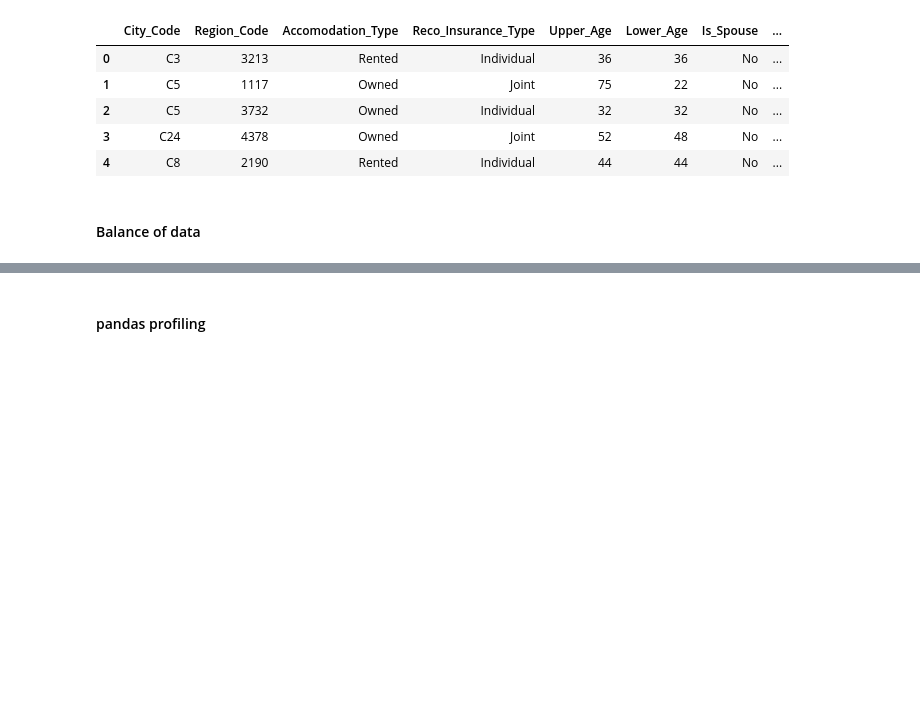
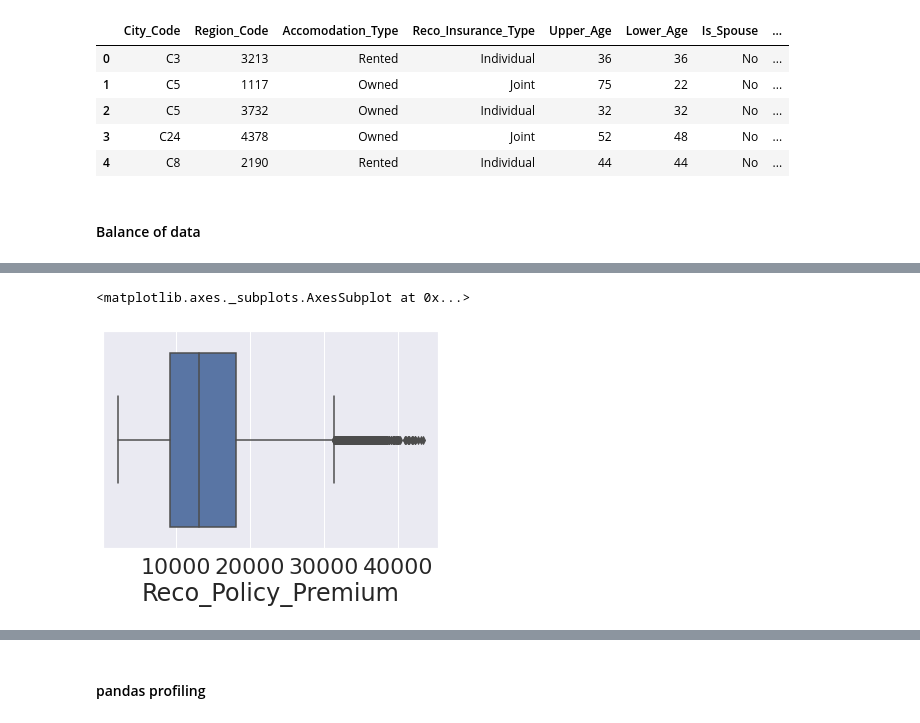
Before and after one commit to spctr01/AV-JOB-A-THON-Health-Insurance-Lead-Prediction, a Jupyter notebook: AV_job_thon.ipynb, the cells around one changed output, grey strips where cells are left out. Drawn from its saved outputs; the diff is of its cells as text; code cells hidden in the pictures; blank space fills up the shorter version.

```diff
--- a/AV_job_thon.ipynb
+++ b/AV_job_thon.ipynb
@@ -62,0 +74,5 @@ sns.countplot(train_data['Response'])
+# %%
+sns.boxplot(x=train_data['Reco_Policy_Premium'])
+# %% [output]
+<matplotlib.axes._subplots.AxesSubplot at 0x...>
+[figure, added]
```
Also changed, not shown: parts of 30 cells of this notebook.
